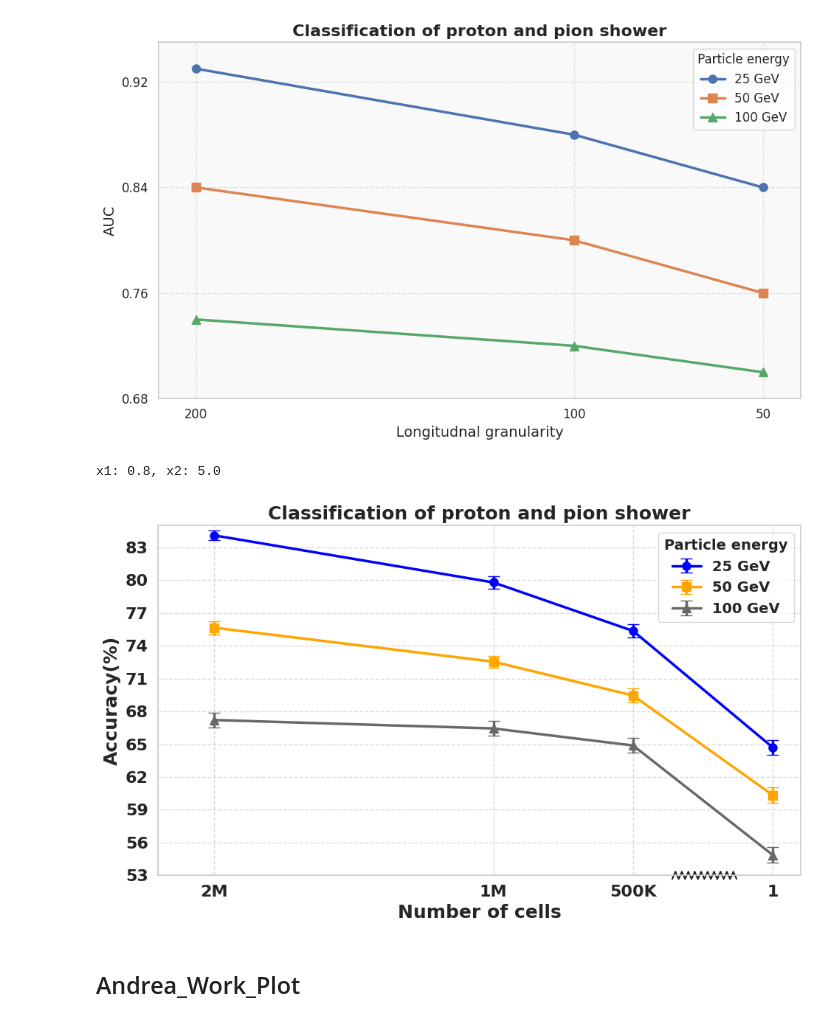
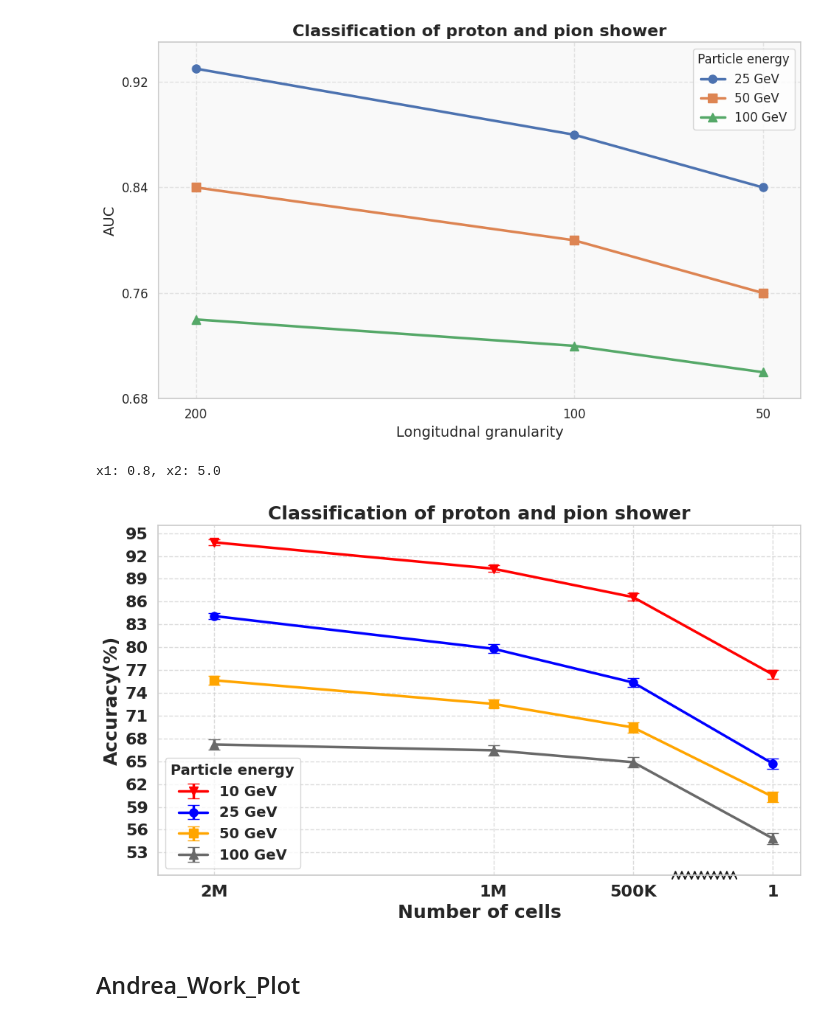
Before and after one commit to abhich2507/ML_PointCloud, a Jupyter notebook: Utils/plot_log.ipynb, the cells around one changed output. Cells and saved outputs as stored; diff of their text form; code cells hidden in the pictures.

Commit message:
new file:   Plots/accuracy_vs_granularity_cells_number_1.pdf 	modified:   Utils/plot_log.ipynb

```diff
--- a/Utils/plot_log.ipynb
+++ b/Utils/plot_log.ipynb
@@ -154,11 +154,13 @@ x = [2e6, 1e6, 5e5,1]
 x_labels = ['2M', '1M', '500K', '1']
 
 # Example Y values for 3 energies
+E_10 = [93.80, 90.33, 86.59,76.41]
 E_25 = [84.11, 79.8, 75.36,64.69]
 E_50 = [75.66, 72.55, 69.45,60.33]
 E_100 = [67.21, 66.44, 64.88,54.85]
 
 #calculated using clopper-pearson method https://ontosight.ai/glossary/term/clopper-pearson-interval-method--67a140846c3593987a550031
+uncert_0 = [0.34,0.42, 0.48, 0.6]
 uncert_1 = [.41,.57, 0.61,0.7]
 uncert_2 = [0.61, 0.54,0.66,.7]
 uncert_3 = [0.67, 0.67, 0.68,.71]
@@ -166,12 +168,13 @@ uncert_3 = [0.67, 0.67, 0.68,.71]
 plt.figure(figsize=(10, 6))
 
 # Plot each category with error bars
+plt.errorbar(x, E_10, yerr=uncert_0, marker='v', label='10 GeV', linewidth=2.5, markersize=8, capsize=6,color='red')
 plt.errorbar(x,E_25, yerr=uncert_1, marker='o', label='25 GeV', linewidth=2.5, markersize=8, capsize=6,color='blue')
 # plt.axhline(y=64.59, color='lightblue', linestyle='--', linewidth=2)
 plt.errorbar(x, E_50, yerr=uncert_2, marker='s', label='50 GeV', linewidth=2.5, markersize=8, capsize=6,color='orange')
 plt.errorbar(x, E_100, yerr=uncert_3, marker='^', label='100 GeV', linewidth=2.5, markersize=8, capsize=6, color='dimgray')
 
-plt.ylim(57, 85)
+plt.ylim(50, 96)
 plt.xlim(1, 200)
 
 plt.xlabel('Number of cells', fontsize=18,weight='bold')
@@ -179,7 +182,7 @@ plt.ylabel('Accuracy(%)', fontsize=18,weight='bold')
 plt.title('Classification of proton and pion shower', fontsize=18, weight='bold')
 
 plt.xticks(x, x_labels,fontsize=16,weight='bold')
-plt.yticks(np.arange(53, 86, 3), fontsize=16,weight='bold')
+plt.yticks(np.arange(53, 96, 3), fontsize=16,weight='bold')
 plt.grid(True, linestyle='--', alpha=0.7)
 # plt.legend(title="Particle energy", fontsize=14)
 plt.legend(title="Particle energy",
@@ -189,35 +192,35 @@ plt.legend(title="Particle energy",
 # plt.gca().set_facecolor("#f9f9f9")
 plt.tight_layout()
 plt.gca().invert_xaxis()
 plt.xlim(2.2e6, -1e5)  # for reversed X-axis
 
 ax = plt.gca()
 
 # Add zigzag kink (break) between 5e5 and 1 on the x-axis
 # The kink is drawn in axis coordinates, so we need to estimate the positions
 # Find the normalized positions for 5e5 and 1 in axis coordinates
 def get_axis_coord(val, ax):
     xlim = ax.get_xlim()
     return (val - xlim[0]) / (xlim[1] - xlim[0])
 
 # Approximate positions for 5e5 and 1
 # x1 = get_axis_coord(5e5, ax)
 # x2 = get_axis_coord(1, ax)
 # x1=.7391304347826086
 x1=0.8
 x2=5.00
 print(f"x1: {x1}, x2: {x2}")
 y = -0.01  # just below the axis
 
 # Draw zigzag (kink)
 for i in range(10):
     ax.plot([x1 + i*0.01, x1 + (i+0.5)*0.01], [y, y+0.02], transform=ax.transAxes, color='k', clip_on=False)
     ax.plot([x1 + (i+0.5)*0.01, x1 + (i+1)*0.01], [y+0.02, y], transform=ax.transAxes, color='k', clip_on=False)
-plt.savefig('../Plots/accuracy_vs_granularity_cells_number_wiggle.pdf', dpi=300, bbox_inches='tight')
+plt.savefig('../Plots/accuracy_vs_granularity_cells_number_1.pdf', dpi=300, bbox_inches='tight')
 plt.show()
 # %% [output]
 x1: 0.8, x2: 5.0
-[figure, old version]
+[figure, new version]
 # %% [markdown]
 ## Andrea_Work_Plot
 # %%
```
Also changed, not shown: 1 other file.
